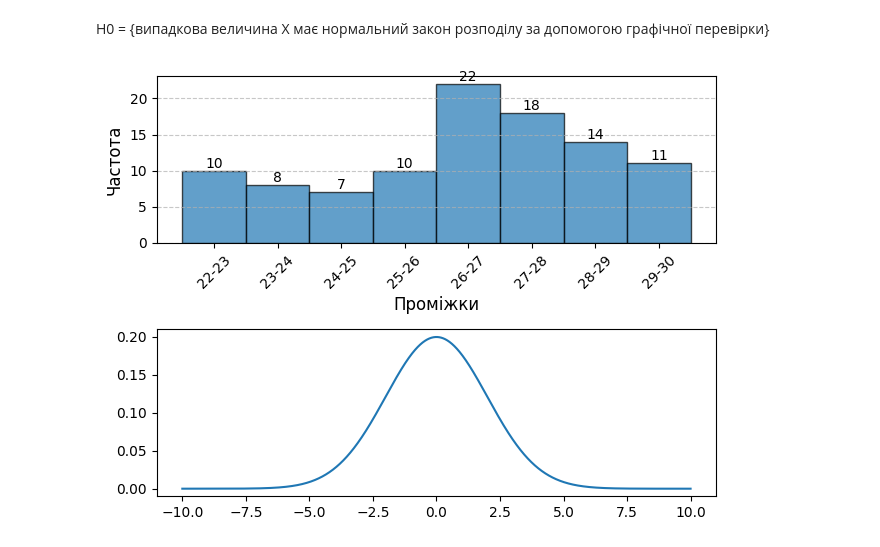
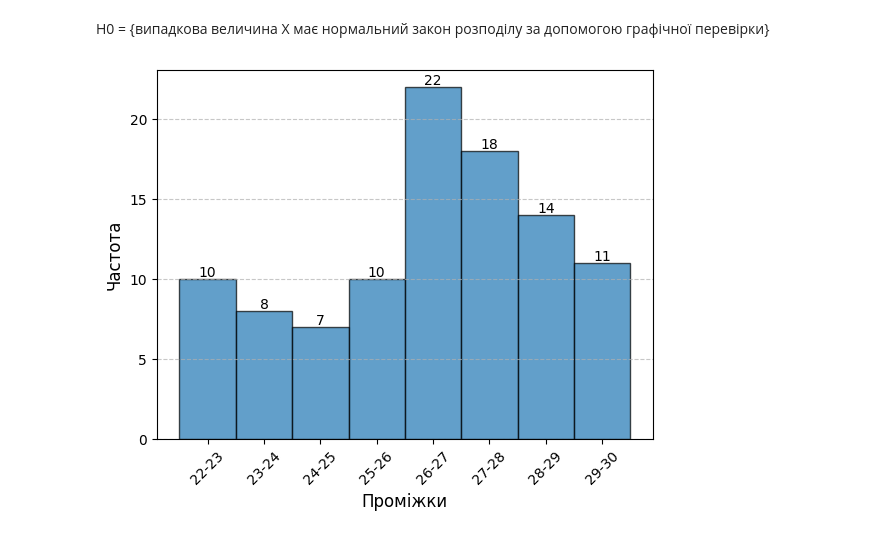
Before and after one commit to anonjustchillin/ProbabilisticModels_labs, a Jupyter notebook: lab2/lab2.ipynb, the cells around one changed output. Saved outputs shown, nothing was run; the diff lists cells and outputs as text; code cells hidden in the pictures.

```diff
--- a/lab2/lab2.ipynb
+++ b/lab2/lab2.ipynb
@@ -326,25 +326,20 @@ K(100, 0.05) = 0.134
 # %% [markdown]
 H0 = {випадкова величина X має нормальний закон розподілу за допомогою графічної перевірки}
 # %%
-fig, axes = plt.subplots(2)
+bars = plt.bar(midpoints, mi, width=h, edgecolor='black', alpha=0.7)
 
-bars = axes[0].bar(midpoints, mi, width=h, edgecolor='black', alpha=0.7)
-
-axes[0].set_xlabel("Проміжки", fontsize=12)
-axes[0].set_ylabel('Частота', fontsize=12)
-axes[0].set_xticks(midpoints, [f'{start}-{end}' for start, end in xi], rotation=45)
-axes[0].grid(axis='y', linestyle='--', alpha=0.7)
+plt.xlabel("Проміжки", fontsize=12)
+plt.ylabel('Частота', fontsize=12)
+plt.xticks(midpoints, [f'{start}-{end}' for start, end in xi], rotation=45)
+plt.grid(axis='y', linestyle='--', alpha=0.7)
 
 for bar in bars:
     height = bar.get_height()
-    axes[0].text(bar.get_x() + bar.get_width() / 2, height, f'{height}',
+    plt.text(bar.get_x() + bar.get_width() / 2, height, f'{height}',
                  ha='center',
                  va='bottom',
                  fontsize=10)
 
-x_axis = np.arange(-10, 10, 0.001)
-axes[1].plot(x_axis, norm.pdf(x_axis, 0, 2))
-plt.tight_layout()
 plt.show()
 # %% [output]
-[figure, old version]
+[figure, new version]
```
Also changed, not shown: parts of 2 cells of this notebook.
